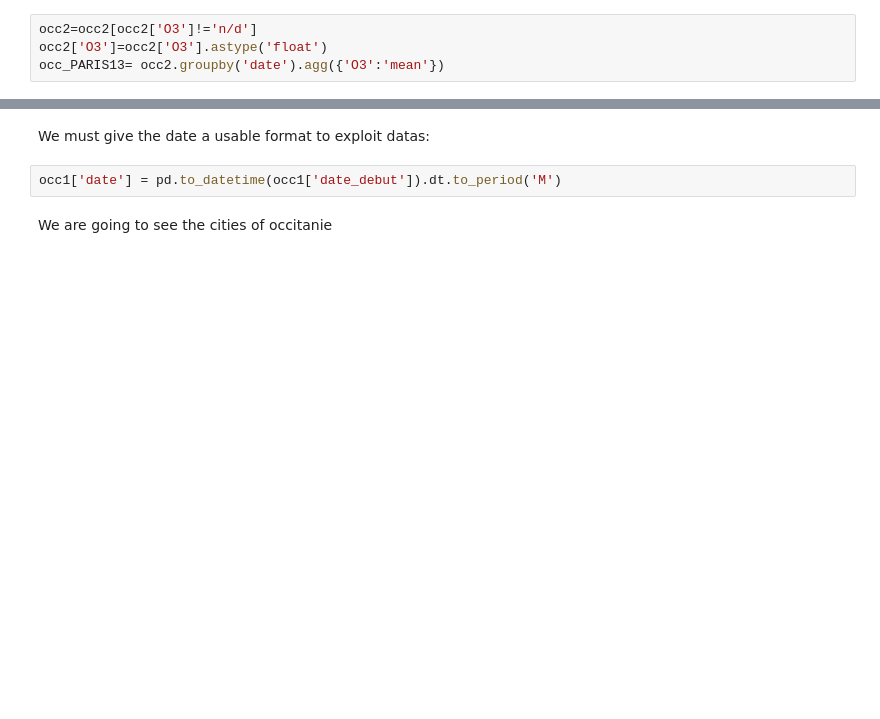
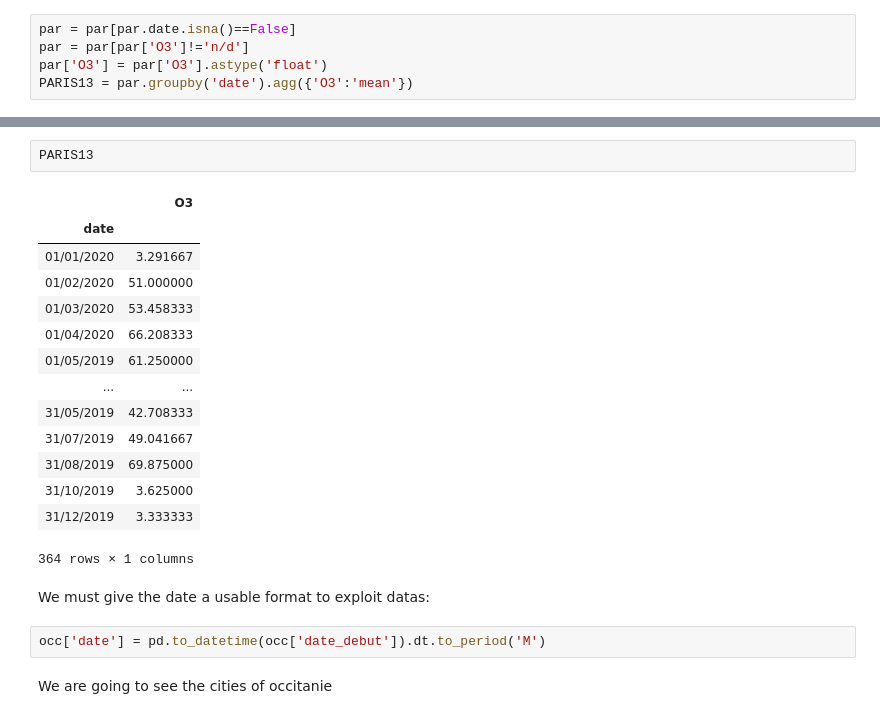
Before and after one commit to MegDie/occpollution, a Jupyter notebook: interactive_notebooks/Mont_Paris.ipynb, the cells around one changed output, grey strips where cells are left out. Drawn from its saved outputs; the diff is of its cells as text; blank space fills up the shorter version.

```diff
--- a/report/Mont_Paris.ipynb
+++ b/interactive_notebooks/Mont_Paris.ipynb
@@ -78,4 +61,5 @@ So we will calculate the mean in days.
 # %%
-occ2=occ2[occ2['O3']!='n/d']
-occ2['O3']=occ2['O3'].astype('float')
-occ_PARIS13= occ2.groupby('date').agg({'O3':'mean'})
+par = par[par.date.isna()==False]
+par = par[par['O3']!='n/d']
+par['O3'] = par['O3'].astype('float')
+PARIS13 = par.groupby('date').agg({'O3':'mean'})
@@ -92,7 +66,24 @@ occ_PARIS13.head()
+# %%
+PARIS13
+# %% [output]
+|  | O3 |
+| date |  |
+| 01/01/2020 | 3.291667 |
+| 01/02/2020 | 51.000000 |
+| 01/03/2020 | 53.458333 |
+| 01/04/2020 | 66.208333 |
+| 01/05/2019 | 61.250000 |
+| ... | ... |
+| 31/05/2019 | 42.708333 |
+| 31/07/2019 | 49.041667 |
+| 31/08/2019 | 69.875000 |
+| 31/10/2019 | 3.625000 |
+| 31/12/2019 | 3.333333 |
+364 rows × 1 columns
 # %% [markdown]
 We must give the date a usable format to exploit datas:
 # %%
-occ1['date'] = pd.to_datetime(occ1['date_debut']).dt.to_period('M')
+occ['date'] = pd.to_datetime(occ['date_debut']).dt.to_period('M')
 # %% [markdown]
 We are going to see the cities of occitanie
 # %%
```
Also changed, not shown: parts of 16 cells of this notebook, 21 other files.
